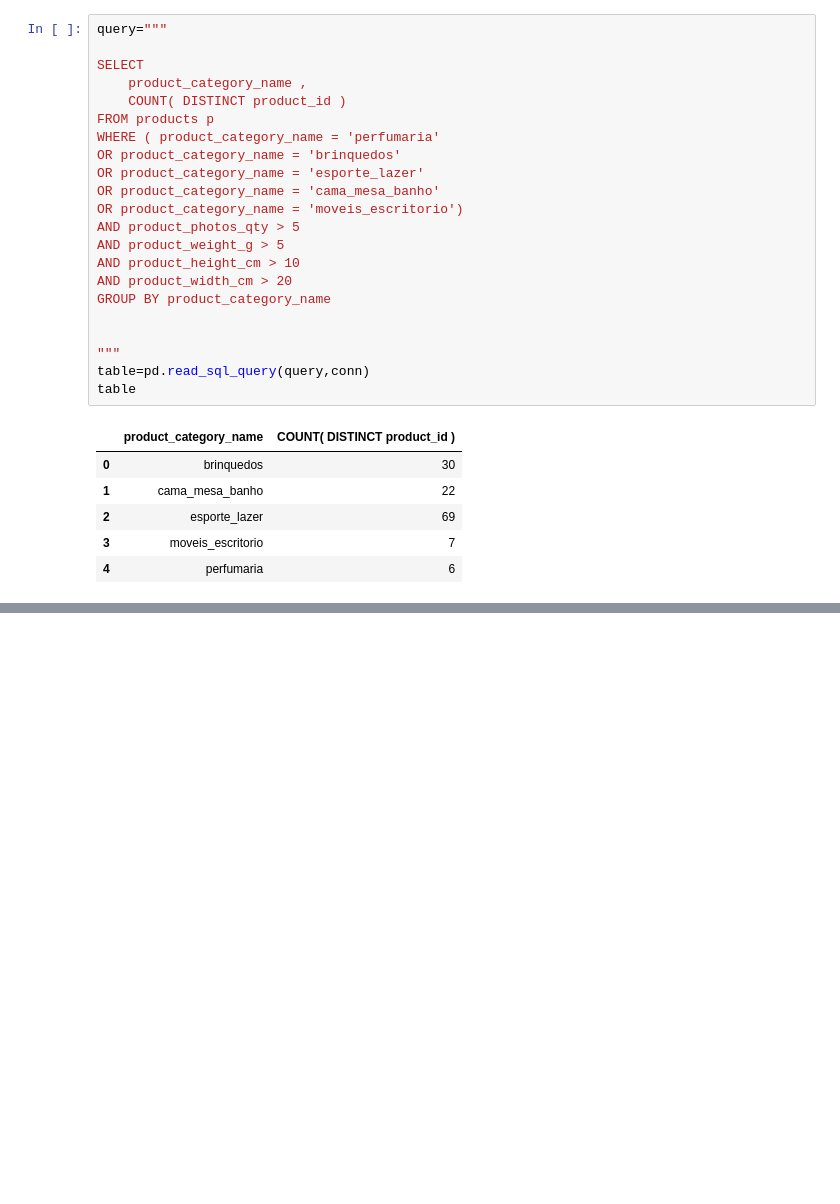
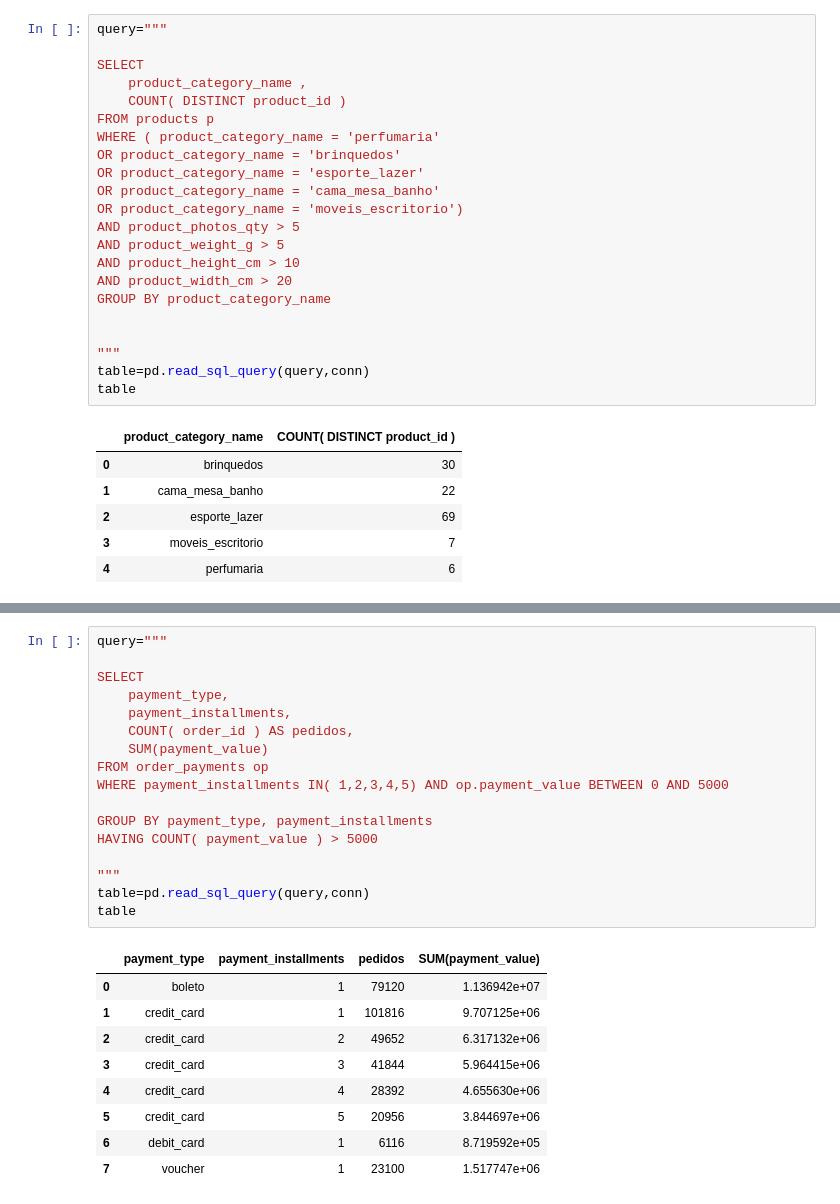
Before and after one commit to alessandra-barbosa/olist_brazil_advanced_sql, a Jupyter notebook: olist_brazil_avanced_sql_05.ipynb, the cells around one changed output, grey strips where cells are left out. Saved outputs shown, nothing was run; the diff lists cells and outputs as text; blank space fills up the shorter version.

```diff
--- a/olist_brazil_avanced_sql_05.ipynb
+++ b/olist_brazil_avanced_sql_05.ipynb
@@ -1612,0 +1638,27 @@ table
+# %%
+query="""
+
+SELECT
+    payment_type,
+    payment_installments,
+    COUNT( order_id ) AS pedidos,
+    SUM(payment_value)
+FROM order_payments op
+WHERE payment_installments IN( 1,2,3,4,5) AND op.payment_value BETWEEN 0 AND 5000
+
+GROUP BY payment_type, payment_installments
+HAVING COUNT( payment_value ) > 5000
+
+"""
+table=pd.read_sql_query(query,conn)
+table
+# %% [output]
+|  | payment_type | payment_installments | pedidos | SUM(payment_value) |
+| 0 | boleto | 1 | 79120 | 1.136942e+07 |
+| 1 | credit_card | 1 | 101816 | 9.707125e+06 |
+| 2 | credit_card | 2 | 49652 | 6.317132e+06 |
+| 3 | credit_card | 3 | 41844 | 5.964415e+06 |
+| 4 | credit_card | 4 | 28392 | 4.655630e+06 |
+| 5 | credit_card | 5 | 20956 | 3.844697e+06 |
+| 6 | debit_card | 1 | 6116 | 8.719592e+05 |
+| 7 | voucher | 1 | 23100 | 1.517747e+06 |
```
Also changed, not shown: parts of 10 cells of this notebook.
